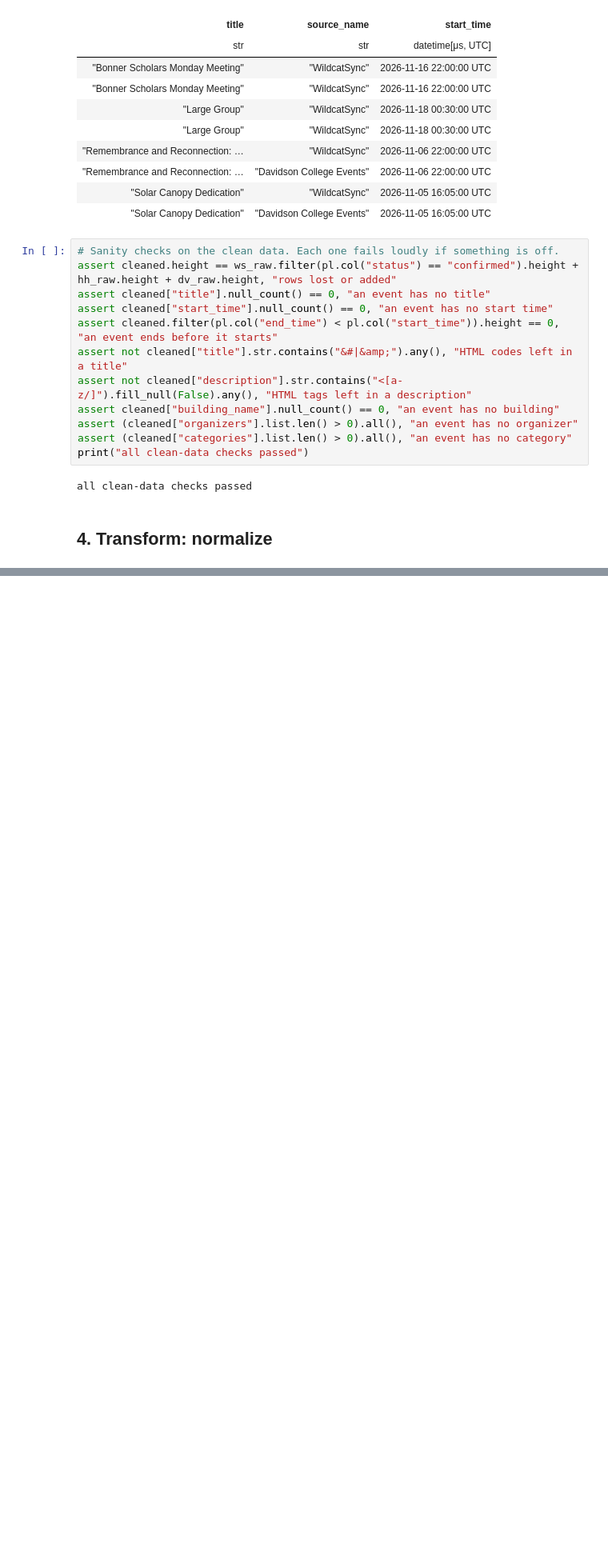
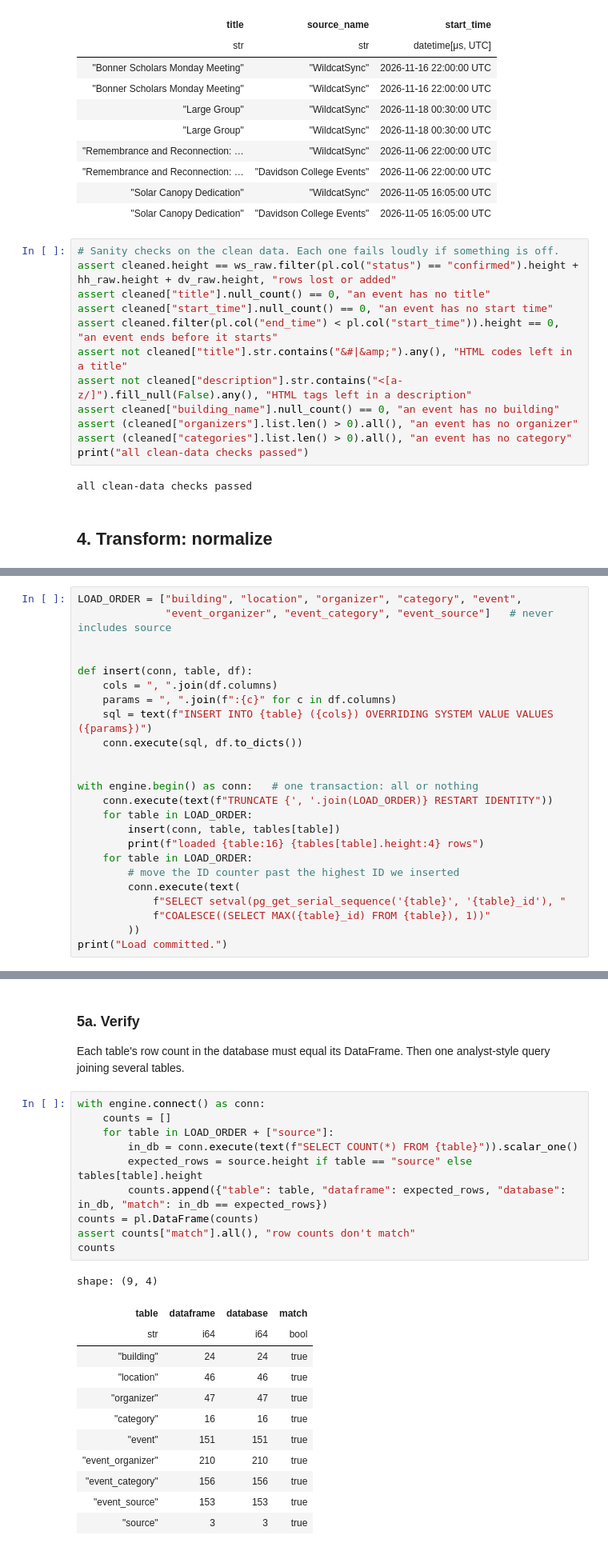
Before and after one commit to Jogarenas/CatCruxis, a Jupyter notebook: etl/etl_pipeline.ipynb, the cells around one changed output, grey strips where cells are left out. Shown at 80% size. Saved outputs shown, nothing was run; the diff lists cells and outputs as text; blank space fills up the shorter version.

```diff
--- a/etl/etl_pipeline.ipynb
+++ b/etl/etl_pipeline.ipynb
@@ -658,0 +907,24 @@ all clean-data checks passed
+# %%
+LOAD_ORDER = ["building", "location", "organizer", "category", "event",
+              "event_organizer", "event_category", "event_source"]   # never includes source
+
+
+def insert(conn, table, df):
+    cols = ", ".join(df.columns)
+    params = ", ".join(f":{c}" for c in df.columns)
+    sql = text(f"INSERT INTO {table} ({cols}) OVERRIDING SYSTEM VALUE VALUES ({params})")
+    conn.execute(sql, df.to_dicts())
+
+
+with engine.begin() as conn:   # one transaction: all or nothing
+    conn.execute(text(f"TRUNCATE {', '.join(LOAD_ORDER)} RESTART IDENTITY"))
+    for table in LOAD_ORDER:
+        insert(conn, table, tables[table])
+        print(f"loaded {table:16} {tables[table].height:4} rows")
+    for table in LOAD_ORDER:
+        # move the ID counter past the highest ID we inserted
+        conn.execute(text(
+            f"SELECT setval(pg_get_serial_sequence('{table}', '{table}_id'), "
+            f"COALESCE((SELECT MAX({table}_id) FROM {table}), 1))"
+        ))
+print("Load committed.")
@@ -658,0 +941,26 @@ all clean-data checks passed
+# %% [markdown]
+### 5a. Verify
+Each table's row count in the database must equal its DataFrame. Then one analyst-style query joining several tables.
+# %%
+with engine.connect() as conn:
+    counts = []
+    for table in LOAD_ORDER + ["source"]:
+        in_db = conn.execute(text(f"SELECT COUNT(*) FROM {table}")).scalar_one()
+        expected_rows = source.height if table == "source" else tables[table].height
+        counts.append({"table": table, "dataframe": expected_rows, "database": in_db, "match": in_db == expected_rows})
+counts = pl.DataFrame(counts)
+assert counts["match"].all(), "row counts don't match"
+counts
+# %% [output]
+shape: (9, 4)
+| table | dataframe | database | match |
+| str | i64 | i64 | bool |
+| "building" | 24 | 24 | true |
+| "location" | 46 | 46 | true |
+| "organizer" | 47 | 47 | true |
+| "category" | 16 | 16 | true |
+| "event" | 151 | 151 | true |
+| "event_organizer" | 210 | 210 | true |
+| "event_category" | 156 | 156 | true |
+| "event_source" | 153 | 153 | true |
+| "source" | 3 | 3 | true |
```
Also changed, not shown: parts of 20 cells of this notebook.
